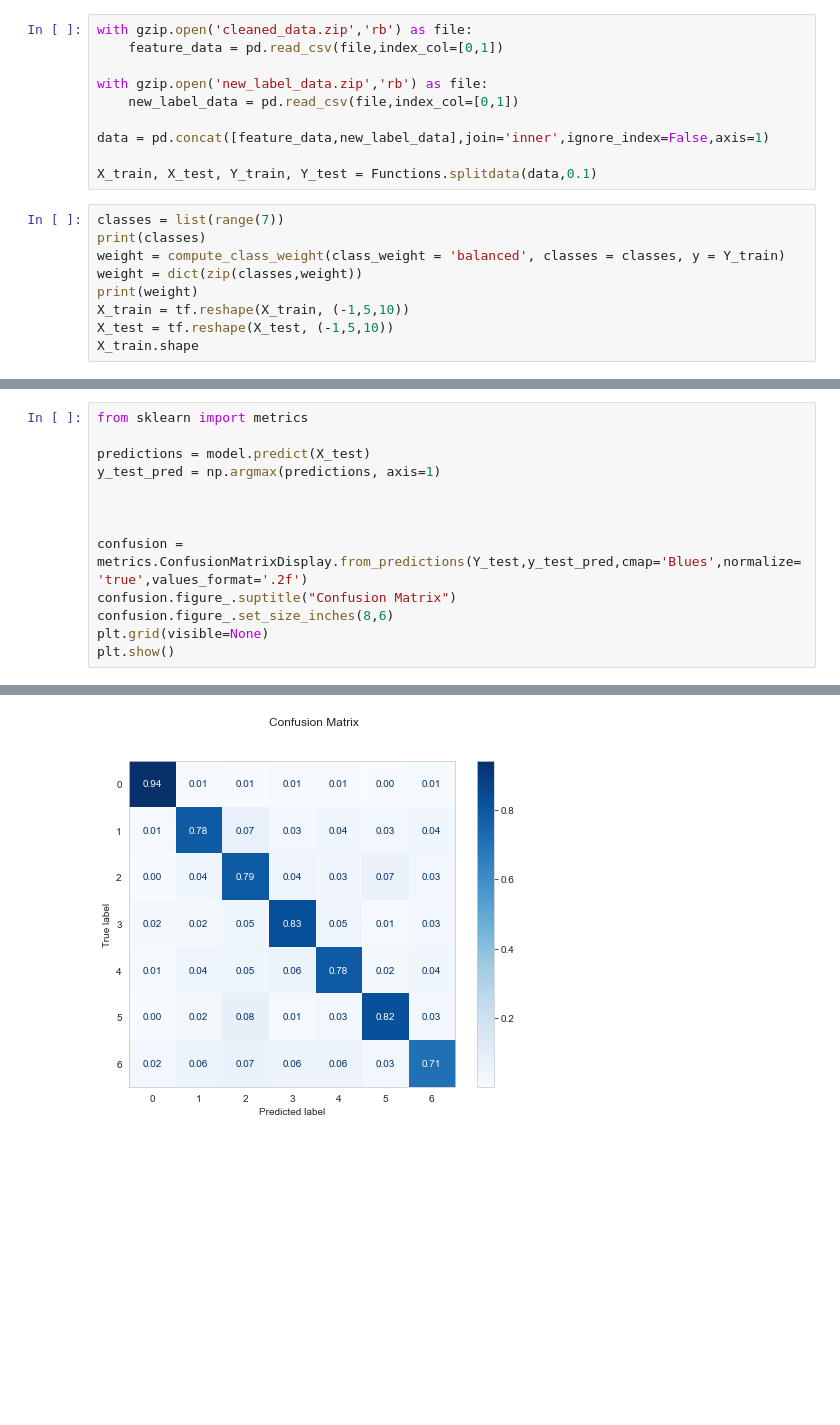
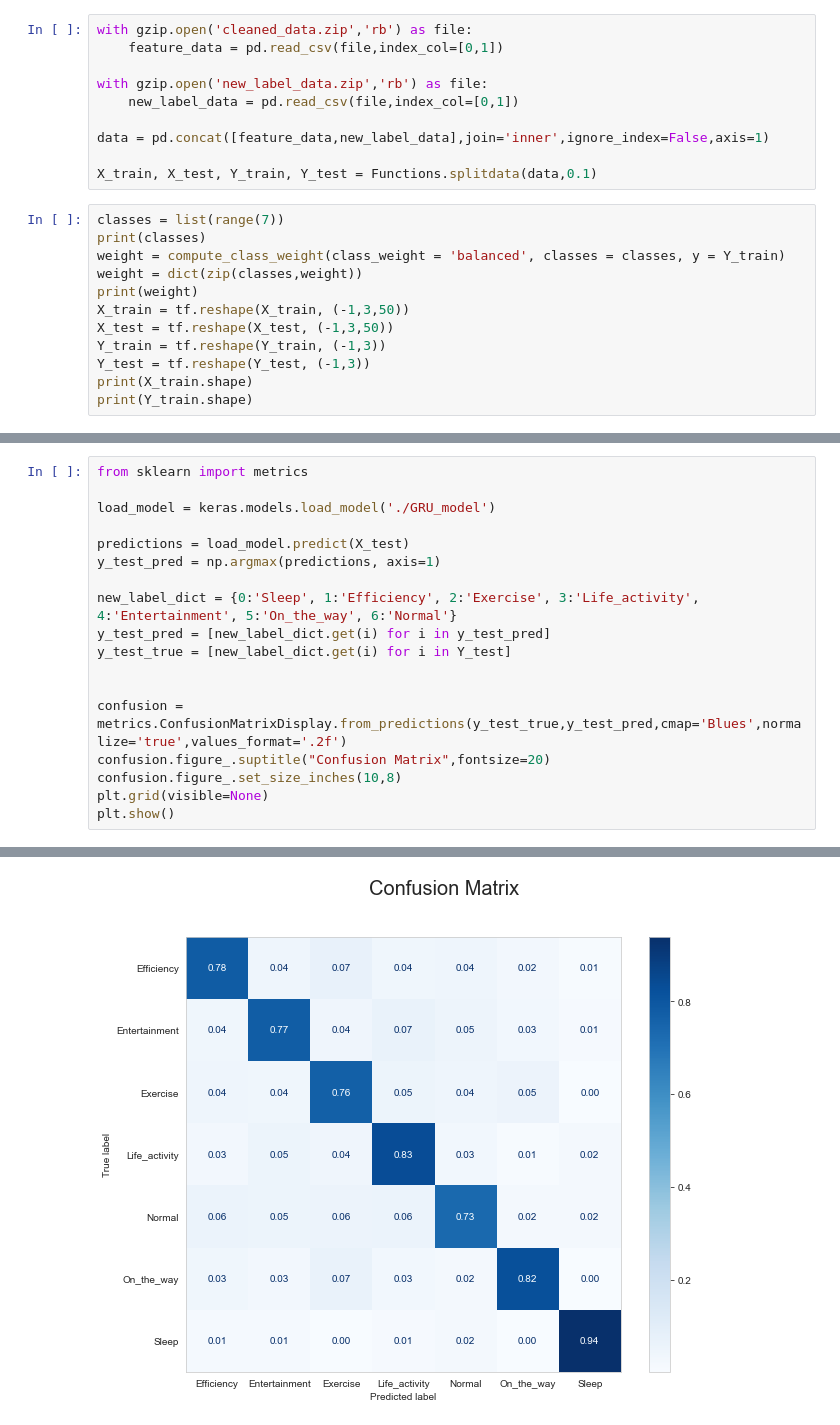
Before and after one commit to Vancelrsky/Four-Guys-DSGP, a Jupyter notebook: GRU.ipynb, the cells around one changed output, grey strips where cells are left out. Saved outputs shown, nothing was run; the diff lists cells and outputs as text; blank space fills up the shorter version.

```diff
--- a/GRU.ipynb
+++ b/GRU.ipynb
@@ -22,9 +23,12 @@ print(classes)
 weight = compute_class_weight(class_weight = 'balanced', classes = classes, y = Y_train)
 weight = dict(zip(classes,weight))
 print(weight)
-X_train = tf.reshape(X_train, (-1,5,10))
-X_test = tf.reshape(X_test, (-1,5,10))
-X_train.shape
+X_train = tf.reshape(X_train, (-1,3,50))
+X_test = tf.reshape(X_test, (-1,3,50))
+Y_train = tf.reshape(Y_train, (-1,3))
+Y_test = tf.reshape(Y_test, (-1,3))
+print(X_train.shape)
+print(Y_train.shape)
 # %% [output]
 [0, 1, 2, 3, 4, 5, 6]
 {0: 0.5461265517205498, 1: 0.5455860920474603, 2: 1.9688491750883432, 3: 3.706630130794655, 4: 1.119504797170757, 5: 4.19714029812552, 6: 0.700857303100713}
@@ -105,14 +104,19 @@ plt.show()
 # %%
 from sklearn import metrics
 
-predictions = model.predict(X_test)
+load_model = keras.models.load_model('./GRU_model')
+
+predictions = load_model.predict(X_test)
 y_test_pred = np.argmax(predictions, axis=1)
 
+new_label_dict = {0:'Sleep', 1:'Efficiency', 2:'Exercise', 3:'Life_activity', 4:'Entertainment', 5:'On_the_way', 6:'Normal'}
+y_test_pred = [new_label_dict.get(i) for i in y_test_pred]
+y_test_true = [new_label_dict.get(i) for i in Y_test]
 
 
-confusion = metrics.ConfusionMatrixDisplay.from_predictions(Y_test,y_test_pred,cmap='Blues',normalize='true',values_format='.2f')
-confusion.figure_.suptitle("Confusion Matrix")
-confusion.figure_.set_size_inches(8,6)
+confusion = metrics.ConfusionMatrixDisplay.from_predictions(y_test_true,y_test_pred,cmap='Blues',normalize='true',values_format='.2f')
+confusion.figure_.suptitle("Confusion Matrix",fontsize=20)
+confusion.figure_.set_size_inches(10,8)
 plt.grid(visible=None)
 plt.show()
 # %% [output]
@@ -120 +124 @@ plt.show()
-[figure, old version]
+[figure, new version]
```
Also changed, not shown: parts of 8 cells of this notebook, 7 other files.
